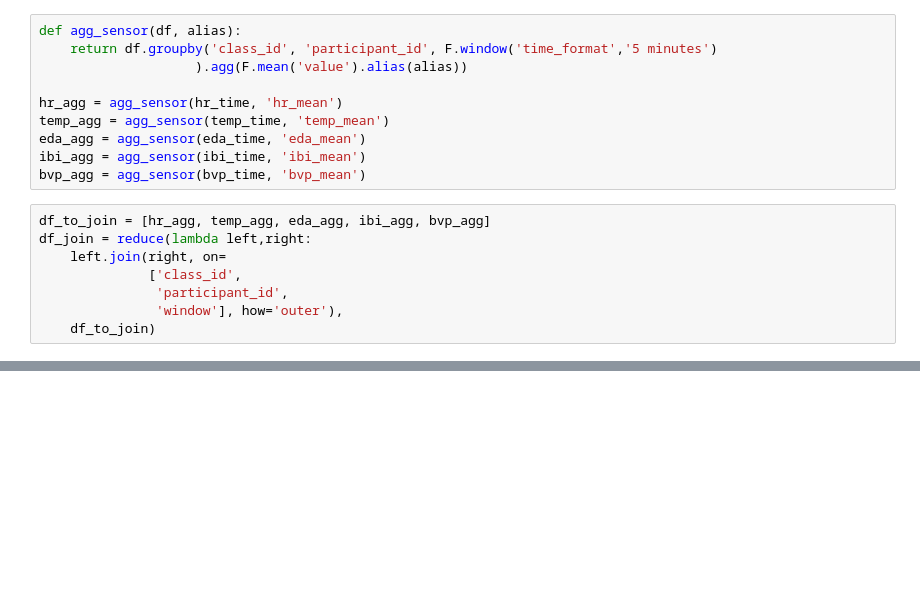
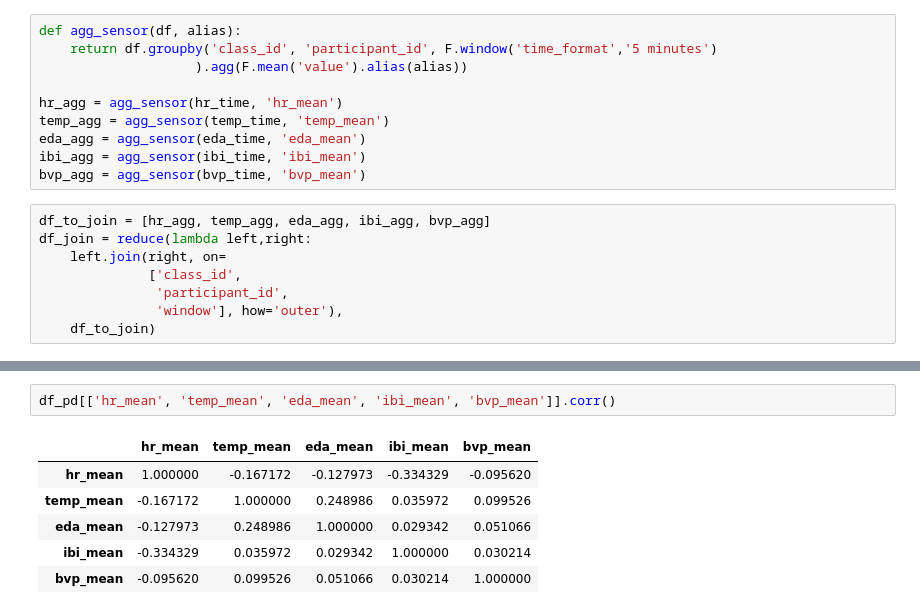
Before and after one commit to neinAlkem/multimodal-prediction, a Jupyter notebook: notebook/fisiology.ipynb, the cells around one changed output, grey strips where cells are left out. Saved outputs shown, nothing was run; the diff lists cells and outputs as text; blank space fills up the shorter version.

```diff
--- a/notebook/fisiology.ipynb
+++ b/notebook/fisiology.ipynb
@@ -214,0 +248,9 @@ only showing top 20 rows
+# %%
+df_pd[['hr_mean', 'temp_mean', 'eda_mean', 'ibi_mean', 'bvp_mean']].corr()
+# %% [output]
+|  | hr_mean | temp_mean | eda_mean | ibi_mean | bvp_mean |
+| hr_mean | 1.000000 | -0.167172 | -0.127973 | -0.334329 | -0.095620 |
+| temp_mean | -0.167172 | 1.000000 | 0.248986 | 0.035972 | 0.099526 |
+| eda_mean | -0.127973 | 0.248986 | 1.000000 | 0.029342 | 0.051066 |
+| ibi_mean | -0.334329 | 0.035972 | 0.029342 | 1.000000 | 0.030214 |
+| bvp_mean | -0.095620 | 0.099526 | 0.051066 | 0.030214 | 1.000000 |
```
Also changed, not shown: parts of 14 cells of this notebook.
